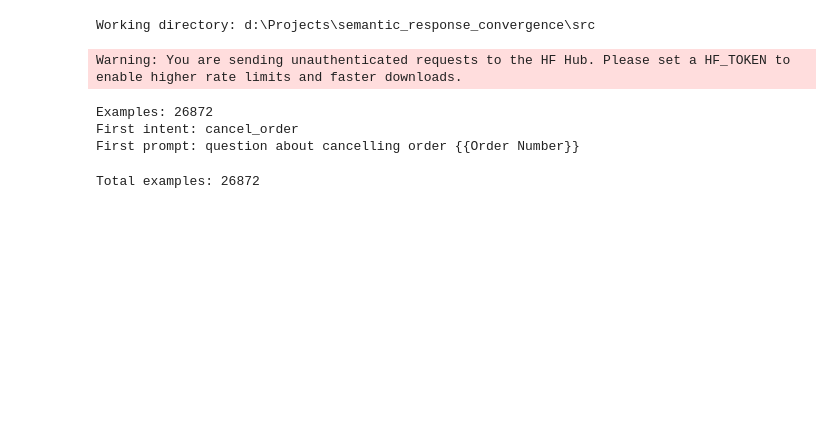
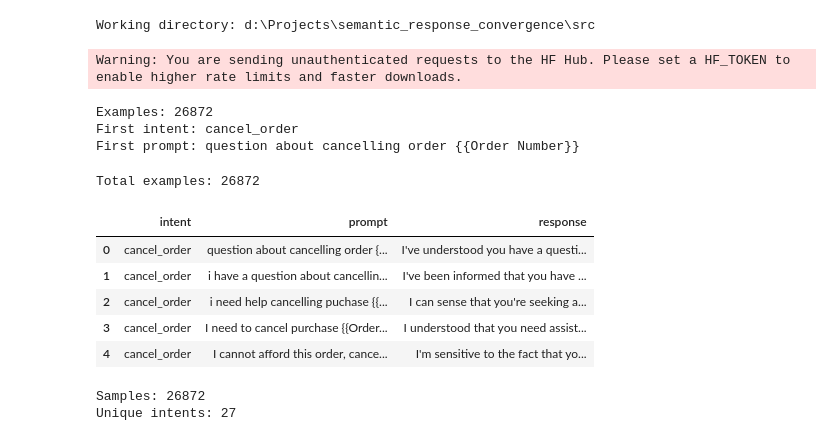
Before and after one commit to farzadismyid/semantic_response_convergence, a Jupyter notebook: src/notebooks/01_bitext_eda.ipynb, the cells around one changed output. Saved outputs shown, nothing was run; the diff lists cells and outputs as text; code cells hidden in the pictures; blank space fills up the shorter version.

```diff
--- a/src/notebooks/01_bitext_eda.ipynb
+++ b/src/notebooks/01_bitext_eda.ipynb
@@ -38,3 +38,29 @@ examples = load_bitext_prompt_examples()
 print(f"Total examples: {len(examples)}")
 # %% [output]
 Total examples: 26872
+# %%
+df = pd.DataFrame(
+    [
+        {
+            "intent": e.intent,
+            "prompt": e.prompt,
+            "response": e.response,
+        }
+        for e in examples
+    ]
+)
+
+df.head()
+# %% [output]
+|  | intent | prompt | response |
+| 0 | cancel_order | question about cancelling order {... | I've understood you have a questi... |
+| 1 | cancel_order | i have a question about cancellin... | I've been informed that you have ... |
+| 2 | cancel_order | i need help cancelling puchase {{... | I can sense that you're seeking a... |
+| 3 | cancel_order | I need to cancel purchase {{Order... | I understood that you need assist... |
+| 4 | cancel_order | I cannot afford this order, cance... | I'm sensitive to the fact that yo... |
+# %%
+print("Samples:", len(df))
+print("Unique intents:", df.intent.nunique())
+# %% [output]
+Samples: 26872
+Unique intents: 27
```
Also changed, not shown: parts of 10 cells of this notebook.
